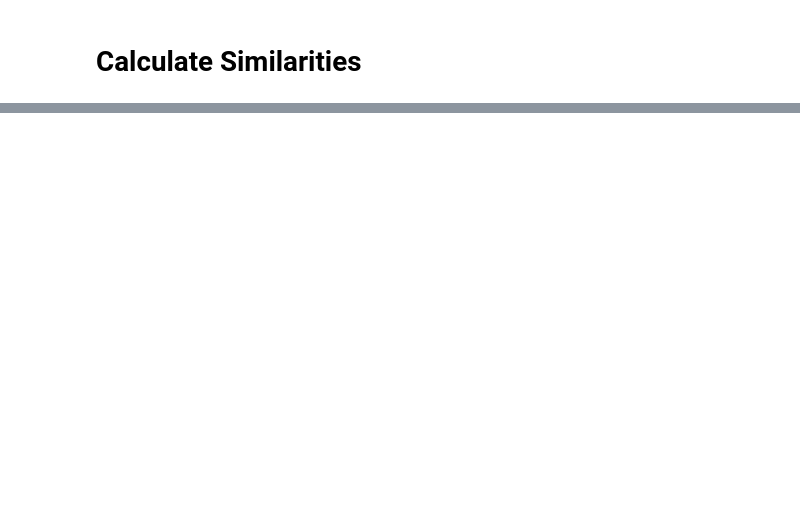
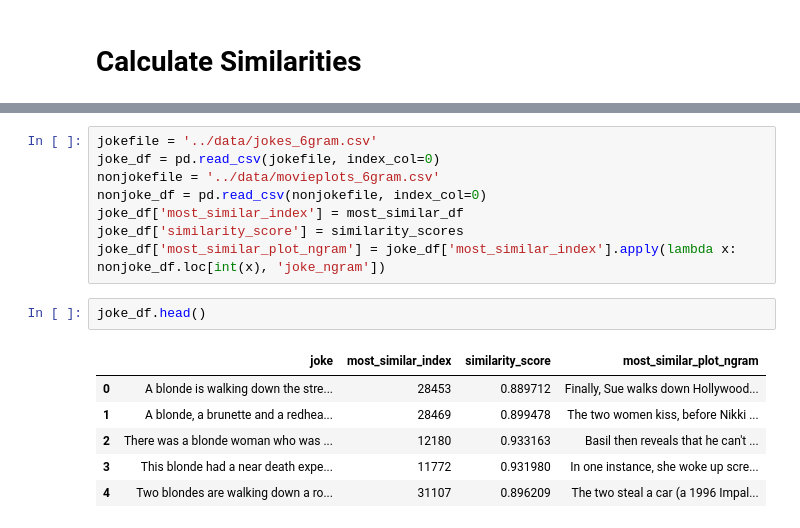
Before and after one commit to miriamin/joke-detection, a Jupyter notebook: source/create-negative-jokes-dataset.ipynb, the cells around one changed output, grey strips where cells are left out. Drawn from its saved outputs; the diff is of its cells as text; blank space fills up the shorter version.

```diff
--- a/source/create-negative-jokes-dataset.ipynb
+++ b/source/create-negative-jokes-dataset.ipynb
@@ -125,0 +231,17 @@ joke1
+# %%
+jokefile = '../data/jokes_6gram.csv'
+joke_df = pd.read_csv(jokefile, index_col=0)
+nonjokefile = '../data/movieplots_6gram.csv'
+nonjoke_df = pd.read_csv(nonjokefile, index_col=0)
+joke_df['most_similar_index'] = most_similar_df
+joke_df['similarity_score'] = similarity_scores
+joke_df['most_similar_plot_ngram'] = joke_df['most_similar_index'].apply(lambda x: nonjoke_df.loc[int(x), 'joke_ngram'])
+# %%
+joke_df.head()
+# %% [output]
+|  | joke | most_similar_index | similarity_score | most_similar_plot_ngram |
+| 0 | A blonde is walking down the stre... | 28453 | 0.889712 | Finally, Sue walks down Hollywood... |
+| 1 | A blonde, a brunette and a redhea... | 28469 | 0.899478 | The two women kiss, before Nikki ... |
+| 2 | There was a blonde woman who was ... | 12180 | 0.933163 | Basil then reveals that he can't ... |
+| 3 | This blonde had a near death expe... | 11772 | 0.931980 | In one instance, she woke up scre... |
+| 4 | Two blondes are walking down a ro... | 31107 | 0.896209 | The two steal a car (a 1996 Impal... |
```
Also changed, not shown: parts of 40 cells of this notebook, 14 other files.
